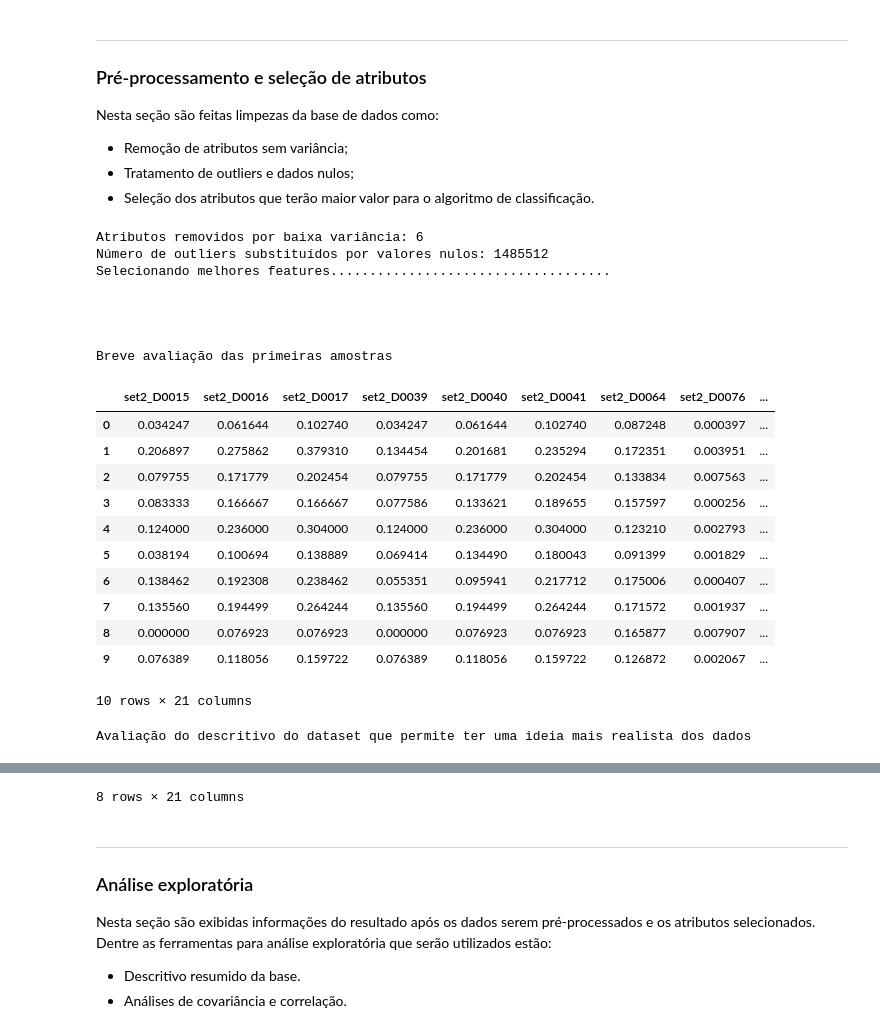
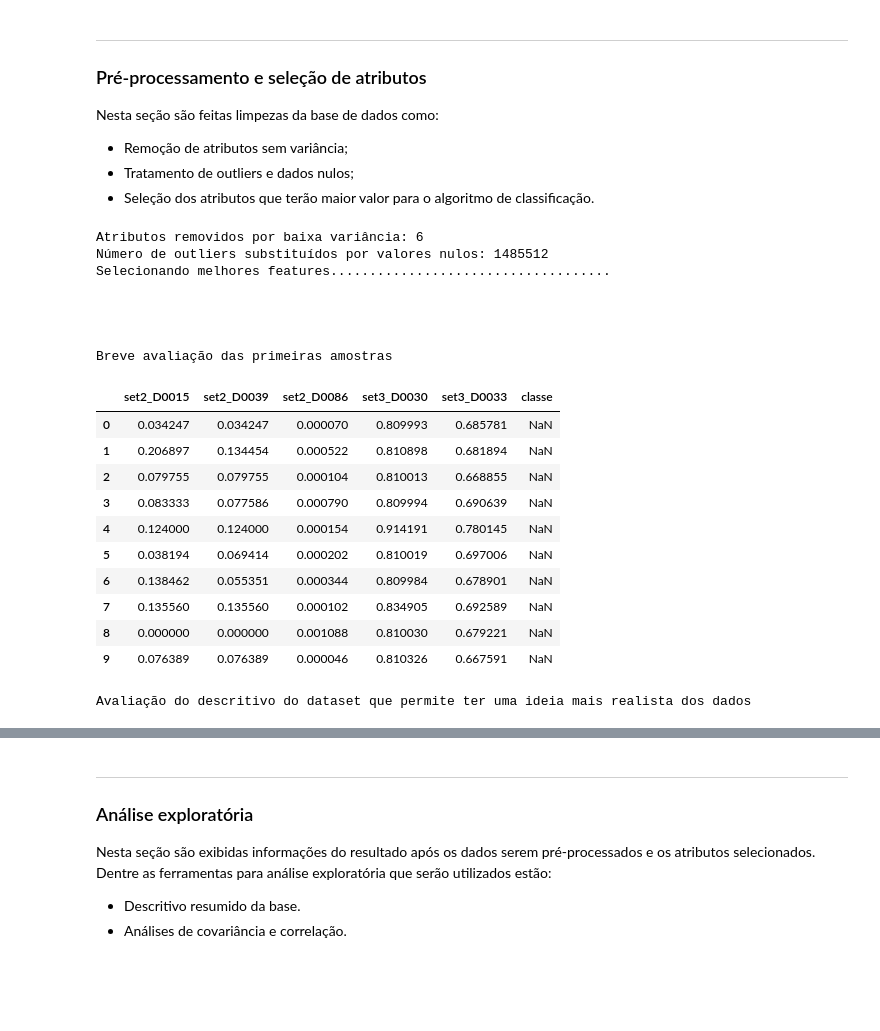
Before and after one commit to egnascimento/PhishingClassifier, a Jupyter notebook: PhishingClassifier-Cleaning.ipynb, the cells around one changed output, grey strips where cells are left out. Drawn from its saved outputs; the diff is of its cells as text; code cells hidden in the pictures; blank space fills up the shorter version.

```diff
--- a/PhishingClassifier-Cleaning.ipynb
+++ b/PhishingClassifier-Cleaning.ipynb
@@ -102,44 +102,43 @@ input_dataset.loc[train_dataset['Id'].values,'classe'] = train_dataset['Class'].
 # Salva uma cópia do dataset completo que será usada para predição de novas amostras.
 backup_dataset = input_dataset.copy()
 
 feature_cols = list(input_dataset.columns)
 feature_cols.remove('classe')
 
 # Seleciona os melhores atritubos para treinametno do algoritmo de classificação
 print('Selecionando melhores features....................................')
-selector = SelectKBest(f_classif, k=20).fit(
+selector = SelectKBest(f_classif, k=5).fit(
     input_dataset.loc[(input_dataset['classe'] == -1) | (input_dataset['classe'] == 1), feature_cols].values,
     input_dataset.loc[(input_dataset['classe'] == -1) | (input_dataset['classe'] == 1),'classe'].values)
 features_mask = selector.get_support()
 features_mask = np.append(features_mask, True)
 input_dataset = input_dataset.iloc[:,features_mask]
 
 print('\n\n\n\nBreve avaliação das primeiras amostras')
 display(input_dataset.head(10))
 
 print('Avaliação do descritivo do dataset que permite ter uma ideia mais realista dos dados')
 display(input_dataset.describe())
 
 utils.beep(1, 500)
 # %% [output]
 Atributos removidos por baixa variância: 6
 Número de outliers substituídos por valores nulos: 1485512
 Selecionando melhores features....................................
 
 
 
 
 Breve avaliação das primeiras amostras
-|  | set2_D0015 | set2_D0016 | set2_D0017 | set2_D0039 | set2_D0040 | set2_D0041 | set2_D0064 | set2_D0076 | ... |
-| 0 | 0.034247 | 0.061644 | 0.102740 | 0.034247 | 0.061644 | 0.102740 | 0.087248 | 0.000397 | ... |
-| 1 | 0.206897 | 0.275862 | 0.379310 | 0.134454 | 0.201681 | 0.235294 | 0.172351 | 0.003951 | ... |
-| 2 | 0.079755 | 0.171779 | 0.202454 | 0.079755 | 0.171779 | 0.202454 | 0.133834 | 0.007563 | ... |
-| 3 | 0.083333 | 0.166667 | 0.166667 | 0.077586 | 0.133621 | 0.189655 | 0.157597 | 0.000256 | ... |
-| 4 | 0.124000 | 0.236000 | 0.304000 | 0.124000 | 0.236000 | 0.304000 | 0.123210 | 0.002793 | ... |
-| 5 | 0.038194 | 0.100694 | 0.138889 | 0.069414 | 0.134490 | 0.180043 | 0.091399 | 0.001829 | ... |
-| 6 | 0.138462 | 0.192308 | 0.238462 | 0.055351 | 0.095941 | 0.217712 | 0.175006 | 0.000407 | ... |
-| 7 | 0.135560 | 0.194499 | 0.264244 | 0.135560 | 0.194499 | 0.264244 | 0.171572 | 0.001937 | ... |
-| 8 | 0.000000 | 0.076923 | 0.076923 | 0.000000 | 0.076923 | 0.076923 | 0.165877 | 0.007907 | ... |
-| 9 | 0.076389 | 0.118056 | 0.159722 | 0.076389 | 0.118056 | 0.159722 | 0.126872 | 0.002067 | ... |
+|  | set2_D0015 | set2_D0039 | set2_D0086 | set3_D0030 | set3_D0033 | classe |
+| 0 | 0.034247 | 0.034247 | 0.000070 | 0.809993 | 0.685781 | NaN |
+| 1 | 0.206897 | 0.134454 | 0.000522 | 0.810898 | 0.681894 | NaN |
+| 2 | 0.079755 | 0.079755 | 0.000104 | 0.810013 | 0.668855 | NaN |
+| 3 | 0.083333 | 0.077586 | 0.000790 | 0.809994 | 0.690639 | NaN |
+| 4 | 0.124000 | 0.124000 | 0.000154 | 0.914191 | 0.780145 | NaN |
+| 5 | 0.038194 | 0.069414 | 0.000202 | 0.810019 | 0.697006 | NaN |
+| 6 | 0.138462 | 0.055351 | 0.000344 | 0.809984 | 0.678901 | NaN |
+| 7 | 0.135560 | 0.135560 | 0.000102 | 0.834905 | 0.692589 | NaN |
+| 8 | 0.000000 | 0.000000 | 0.001088 | 0.810030 | 0.679221 | NaN |
+| 9 | 0.076389 | 0.076389 | 0.000046 | 0.810326 | 0.667591 | NaN |
-10 rows × 21 columns
+Avaliação do descritivo do dataset que permite ter uma ideia mais realista dos dados
-Avaliação do descritivo do dataset que permite ter uma ideia mais realista dos dados
@@ -155,4 +154,3 @@ Avaliação do descritivo do dataset que permite ter uma ideia mais realista dos
-8 rows × 21 columns
 # %% [markdown]
 ---
 ### Análise exploratória
```
Also changed, not shown: parts of 6 cells of this notebook, 1 other file.
